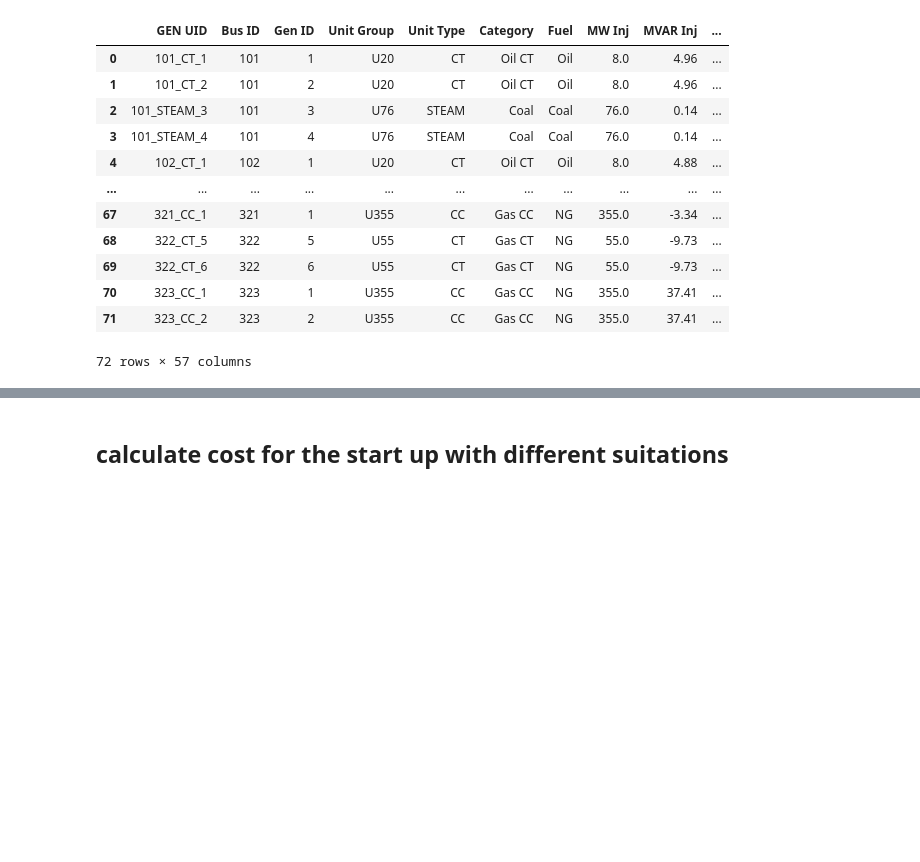
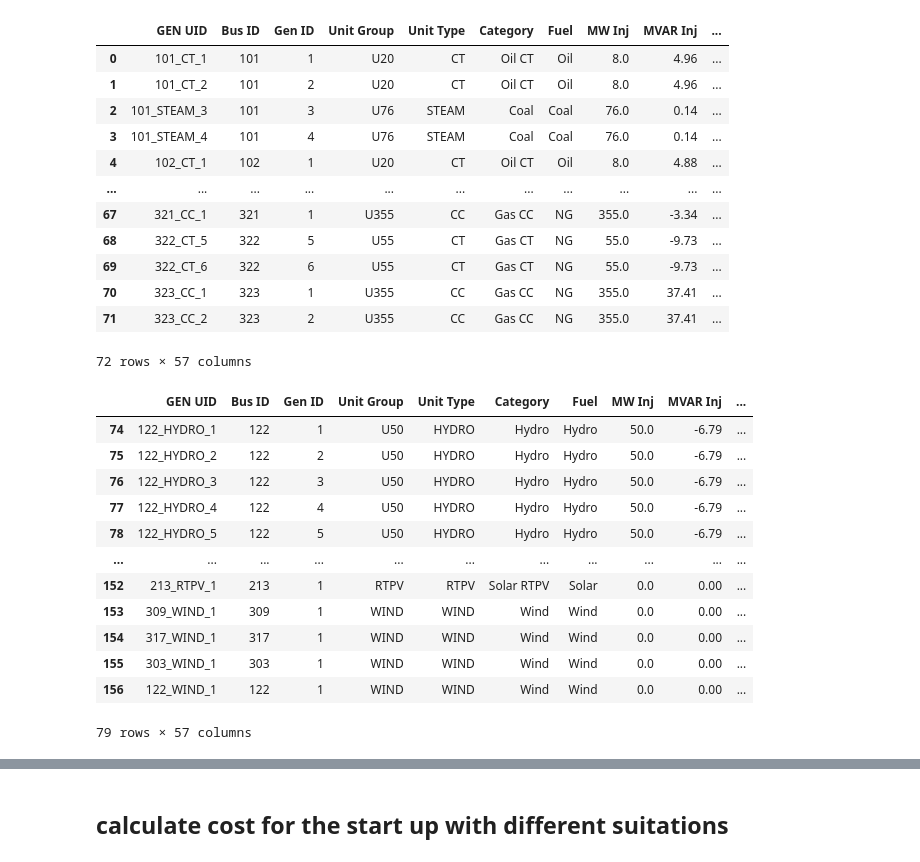
Before and after one commit to Xinhe-Chen/RTS-GMLC-PT, a Jupyter notebook: Notebook/Test_utils.ipynb, the cells around one changed output, grey strips where cells are left out. Cells and saved outputs as stored; diff of their text form; code cells hidden in the pictures; blank space fills up the shorter version.

```diff
--- a/Notebook/Test_utils.ipynb
+++ b/Notebook/Test_utils.ipynb
@@ -35,13 +23,17 @@ df
 # extract the CT, CC, STEAM, WIND, PV units
 target_fossil_gen = []
 target_renew_gen = []
+target_special_gen = []
 for idx, row in df.iterrows():
     if row['Unit Type'] in ['CT', 'CC', 'STEAM']:
         target_fossil_gen.append(row)
-    if row['Unit Type'] in ['PV', 'WIND']:
+    if row['Unit Type'] in ['PV', 'WIND', 'HYDRO', 'RTPV']:
         target_renew_gen.append(row)
+    if row['Unit Type'] in ['CSP', 'NUCLEAR']:
+        target_special_gen.append(row)
 df_fossil = pd.DataFrame(target_fossil_gen)
 df_renew = pd.DataFrame(target_renew_gen)
+df_special = pd.DataFrame(target_special_gen)
 # %%
 df_fossil
 # %% [output]
@@ -58,3 +50,19 @@ df_fossil
 | 70 | 323_CC_1 | 323 | 1 | U355 | CC | Gas CC | NG | 355.0 | 37.41 | ... |
 | 71 | 323_CC_2 | 323 | 2 | U355 | CC | Gas CC | NG | 355.0 | 37.41 | ... |
 72 rows × 57 columns
+# %%
+df_renew
+# %% [output]
+|  | GEN UID | Bus ID | Gen ID | Unit Group | Unit Type | Category | Fuel | MW Inj | MVAR Inj | ... |
+| 74 | 122_HYDRO_1 | 122 | 1 | U50 | HYDRO | Hydro | Hydro | 50.0 | -6.79 | ... |
+| 75 | 122_HYDRO_2 | 122 | 2 | U50 | HYDRO | Hydro | Hydro | 50.0 | -6.79 | ... |
+| 76 | 122_HYDRO_3 | 122 | 3 | U50 | HYDRO | Hydro | Hydro | 50.0 | -6.79 | ... |
+| 77 | 122_HYDRO_4 | 122 | 4 | U50 | HYDRO | Hydro | Hydro | 50.0 | -6.79 | ... |
+| 78 | 122_HYDRO_5 | 122 | 5 | U50 | HYDRO | Hydro | Hydro | 50.0 | -6.79 | ... |
+| ... | ... | ... | ... | ... | ... | ... | ... | ... | ... | ... |
+| 152 | 213_RTPV_1 | 213 | 1 | RTPV | RTPV | Solar RTPV | Solar | 0.0 | 0.00 | ... |
+| 153 | 309_WIND_1 | 309 | 1 | WIND | WIND | Wind | Wind | 0.0 | 0.00 | ... |
+| 154 | 317_WIND_1 | 317 | 1 | WIND | WIND | Wind | Wind | 0.0 | 0.00 | ... |
+| 155 | 303_WIND_1 | 303 | 1 | WIND | WIND | Wind | Wind | 0.0 | 0.00 | ... |
+| 156 | 122_WIND_1 | 122 | 1 | WIND | WIND | Wind | Wind | 0.0 | 0.00 | ... |
+79 rows × 57 columns
```
Also changed, not shown: parts of 17 cells of this notebook, 5 other files.
